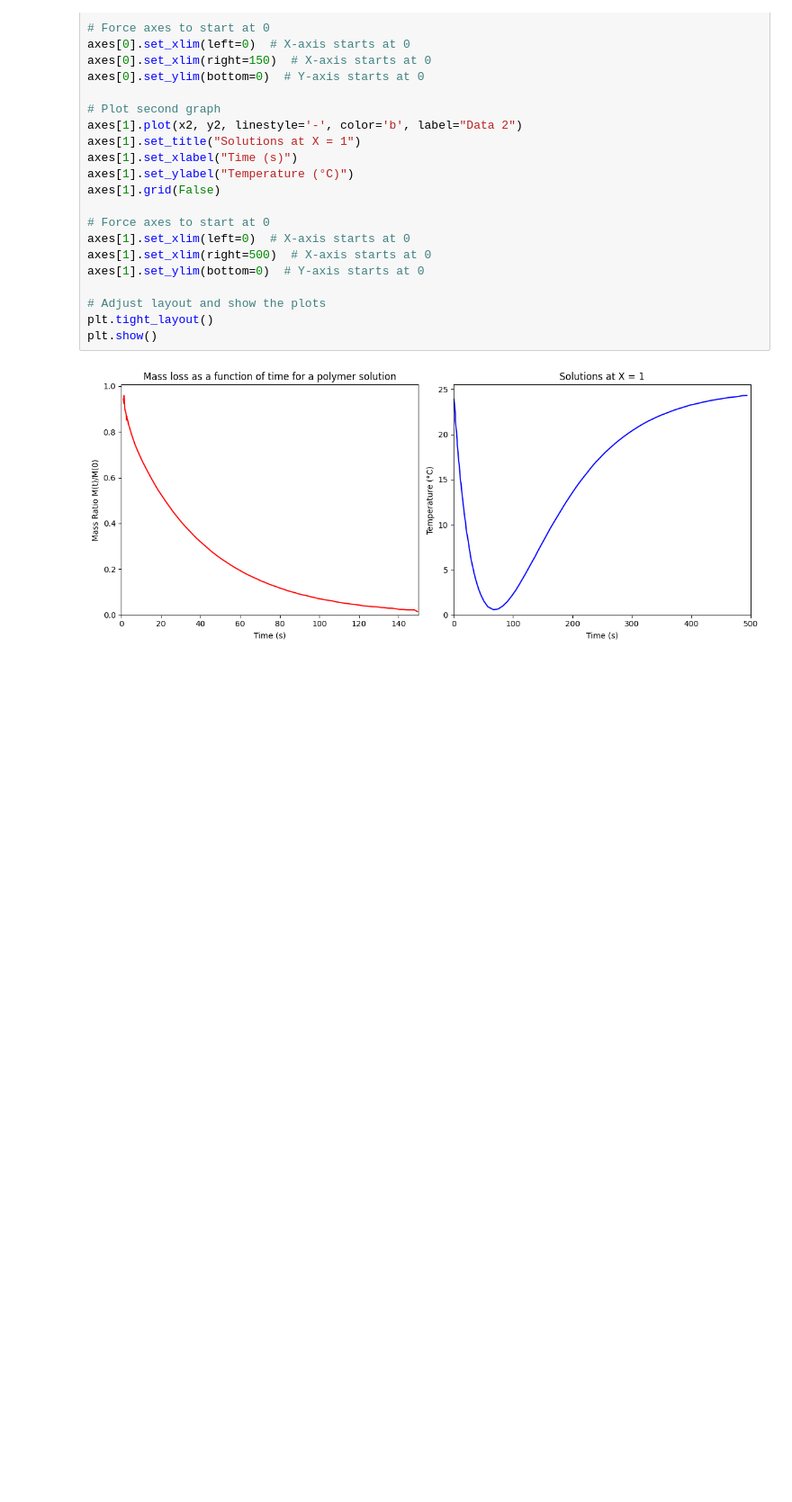
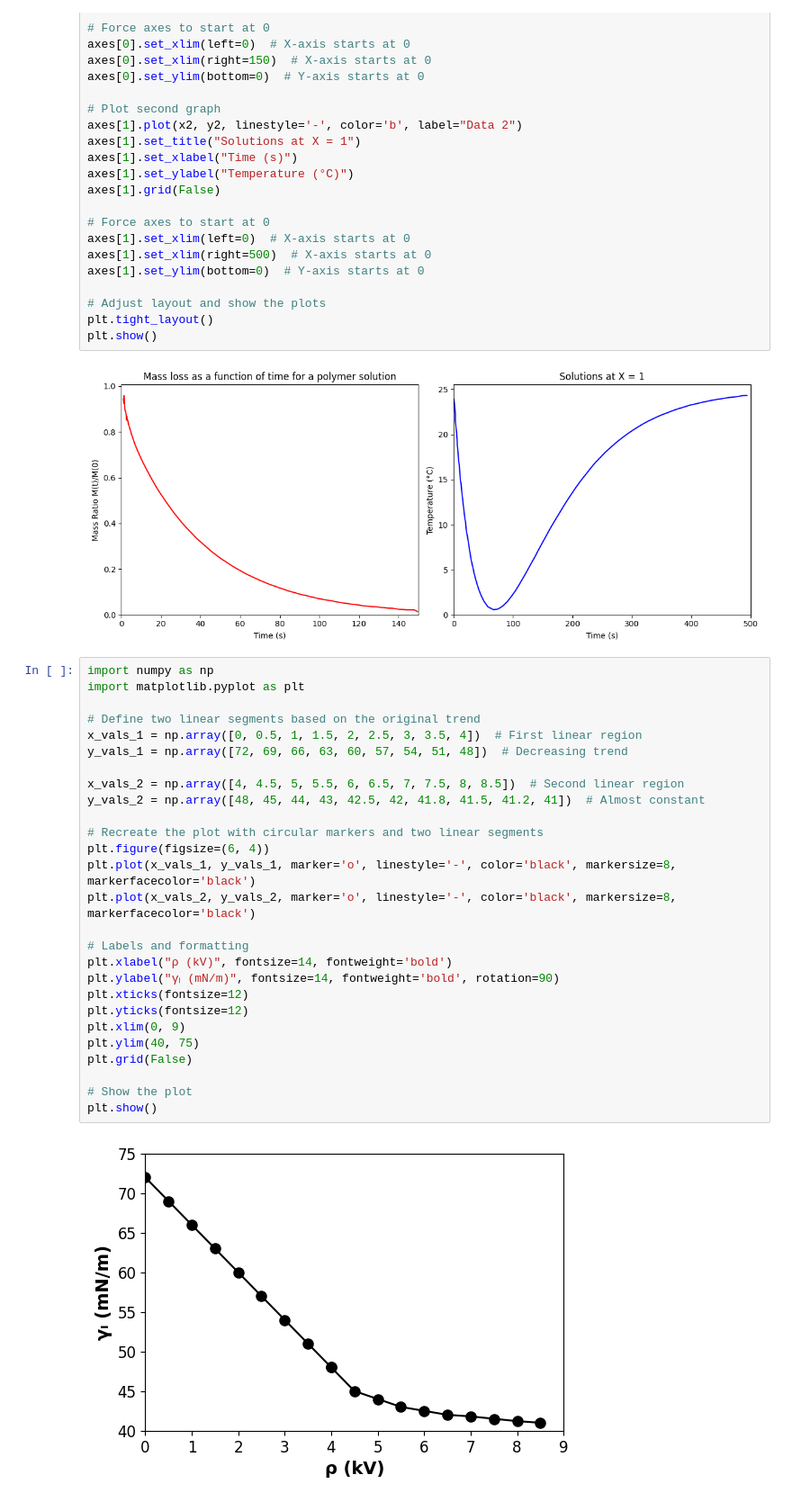
Before and after one commit to lemontang3/Python_Physics, a Jupyter notebook: graphs.ipynb, the cells around one changed output. Shown at 90% size. Saved outputs shown, nothing was run; the diff lists cells and outputs as text; blank space fills up the shorter version.

```diff
--- a/graphs.ipynb
+++ b/graphs.ipynb
@@ -171,3 +171,32 @@ plt.tight_layout()
 plt.show()
 # %% [output]
 [figure]
+# %%
+import numpy as np
+import matplotlib.pyplot as plt
+
+# Define two linear segments based on the original trend
+x_vals_1 = np.array([0, 0.5, 1, 1.5, 2, 2.5, 3, 3.5, 4])  # First linear region
+y_vals_1 = np.array([72, 69, 66, 63, 60, 57, 54, 51, 48])  # Decreasing trend
+
+x_vals_2 = np.array([4, 4.5, 5, 5.5, 6, 6.5, 7, 7.5, 8, 8.5])  # Second linear region
+y_vals_2 = np.array([48, 45, 44, 43, 42.5, 42, 41.8, 41.5, 41.2, 41])  # Almost constant
+
+# Recreate the plot with circular markers and two linear segments
+plt.figure(figsize=(6, 4))
+plt.plot(x_vals_1, y_vals_1, marker='o', linestyle='-', color='black', markersize=8, markerfacecolor='black')
+plt.plot(x_vals_2, y_vals_2, marker='o', linestyle='-', color='black', markersize=8, markerfacecolor='black')
+
+# Labels and formatting
+plt.xlabel("ρ (kV)", fontsize=14, fontweight='bold')
+plt.ylabel("γₗ (mN/m)", fontsize=14, fontweight='bold', rotation=90)
+plt.xticks(fontsize=12)
+plt.yticks(fontsize=12)
+plt.xlim(0, 9)
+plt.ylim(40, 75)
+plt.grid(False)
+
+# Show the plot
+plt.show()
+# %% [output]
+[figure, added]
```
Also changed, not shown: 14 other files.
